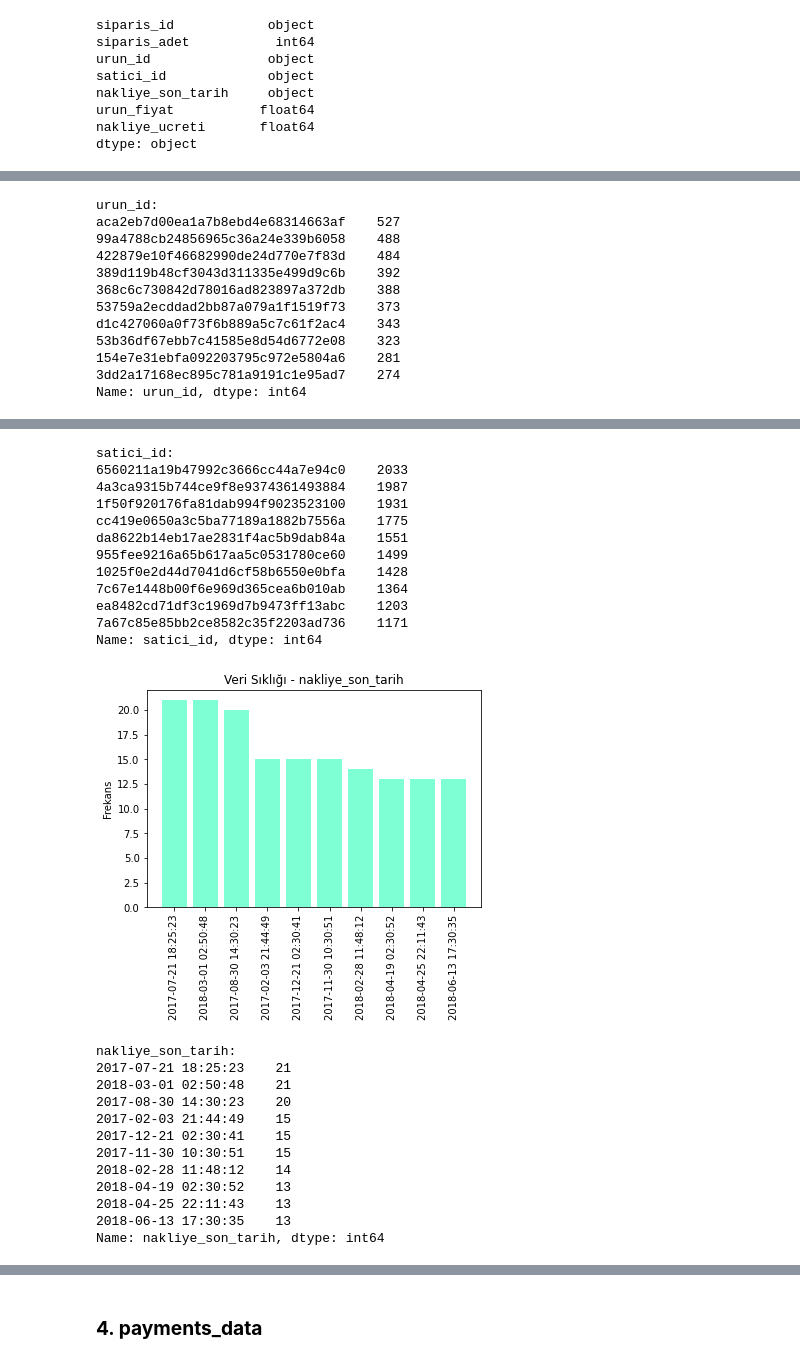
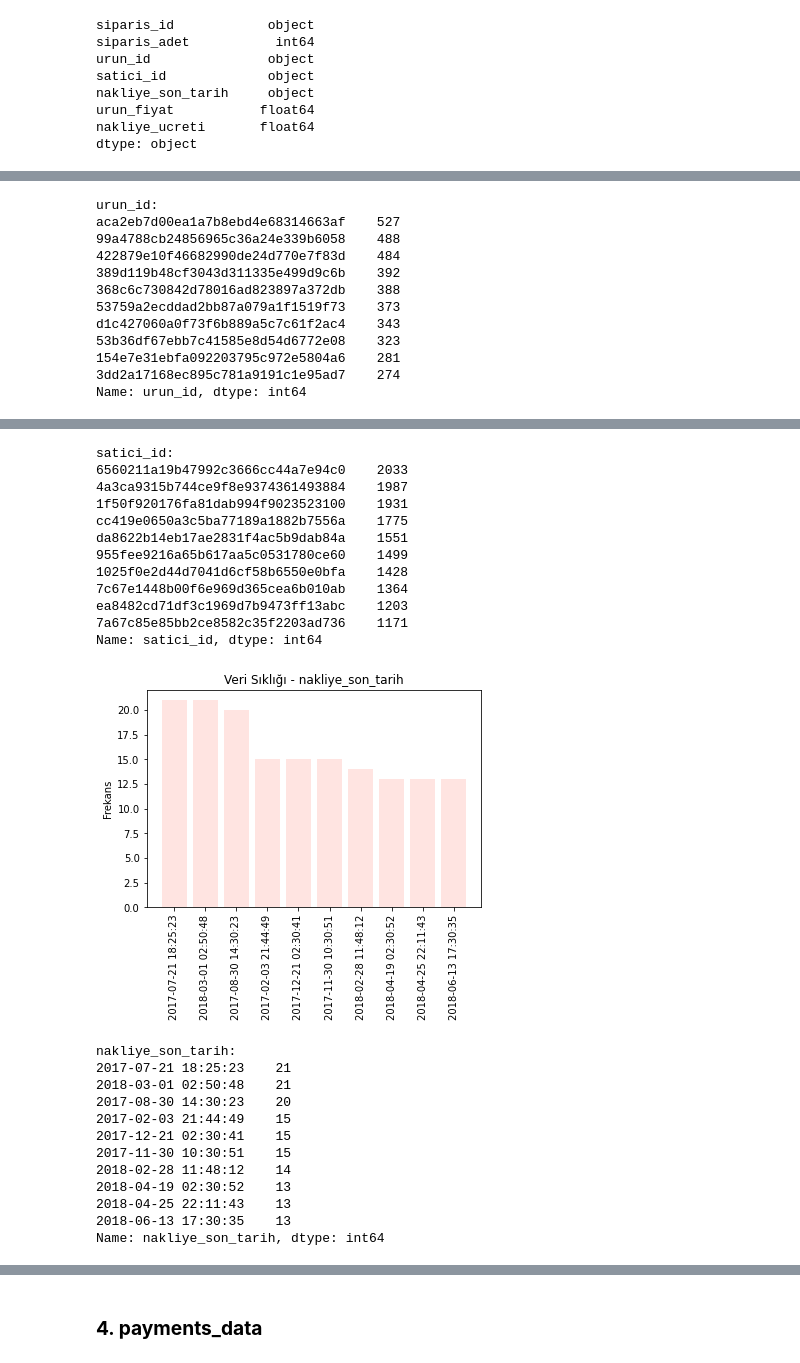
Before and after one commit to sudeokumus/womenintech_python_bitirme_projesi, a Jupyter notebook: ayrintilar.ipynb, the cells around one changed output, grey strips where cells are left out. Saved outputs shown, nothing was run; the diff lists cells and outputs as text; code cells hidden in the pictures.

```diff
--- a/ayrintilar.ipynb
+++ b/ayrintilar.ipynb
@@ -518,7 +515,7 @@ def plotBar(degisken, n = 10):   #En çok görülen 10 değer
   veri_sayma = veri.value_counts()
   veri_sayma = veri_sayma[:n] #İlk n tanesini almak için
   plt.figure()
-  plt.bar(veri_sayma.index, veri_sayma, color = "aquamarine")
+  plt.bar(veri_sayma.index, veri_sayma, color = "mistyrose")
   plt.xticks(veri_sayma.index, veri_sayma.index.values)
   plt.xticks(rotation = 90)
   plt.ylabel("Frekans")
@@ -562,16 +559,16 @@ Name: urun_id, dtype: int64
 satici_id:
 6560211a19b47992c3666cc44a7e94c0    2033
 4a3ca9315b744ce9f8e9374361493884    1987
 1f50f920176fa81dab994f9023523100    1931
 cc419e0650a3c5ba77189a1882b7556a    1775
 da8622b14eb17ae2831f4ac5b9dab84a    1551
 955fee9216a65b617aa5c0531780ce60    1499
 1025f0e2d44d7041d6cf58b6550e0bfa    1428
 7c67e1448b00f6e969d365cea6b010ab    1364
 ea8482cd71df3c1969d7b9473ff13abc    1203
 7a67c85e85bb2ce8582c35f2203ad736    1171
 Name: satici_id, dtype: int64
-[figure, old version]
+[figure, new version]
 nakliye_son_tarih:
 2017-07-21 18:25:23    21
 2018-03-01 02:50:48    21
```
Also changed, not shown: parts of 37 cells of this notebook.
